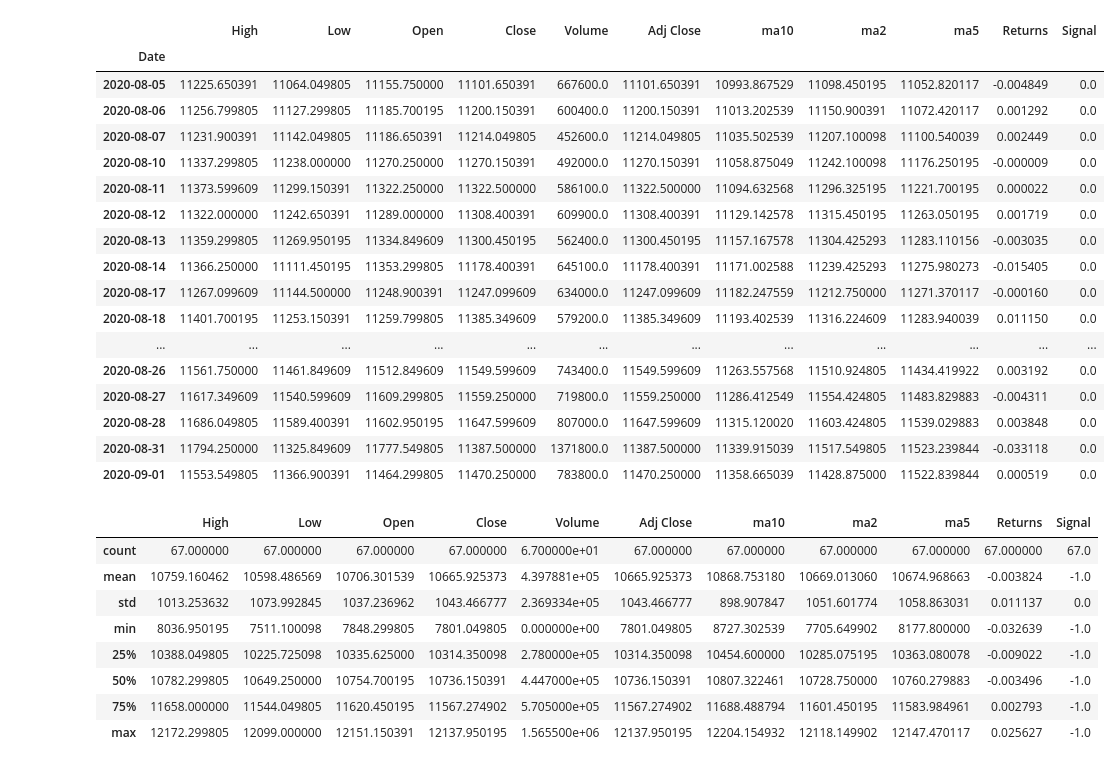
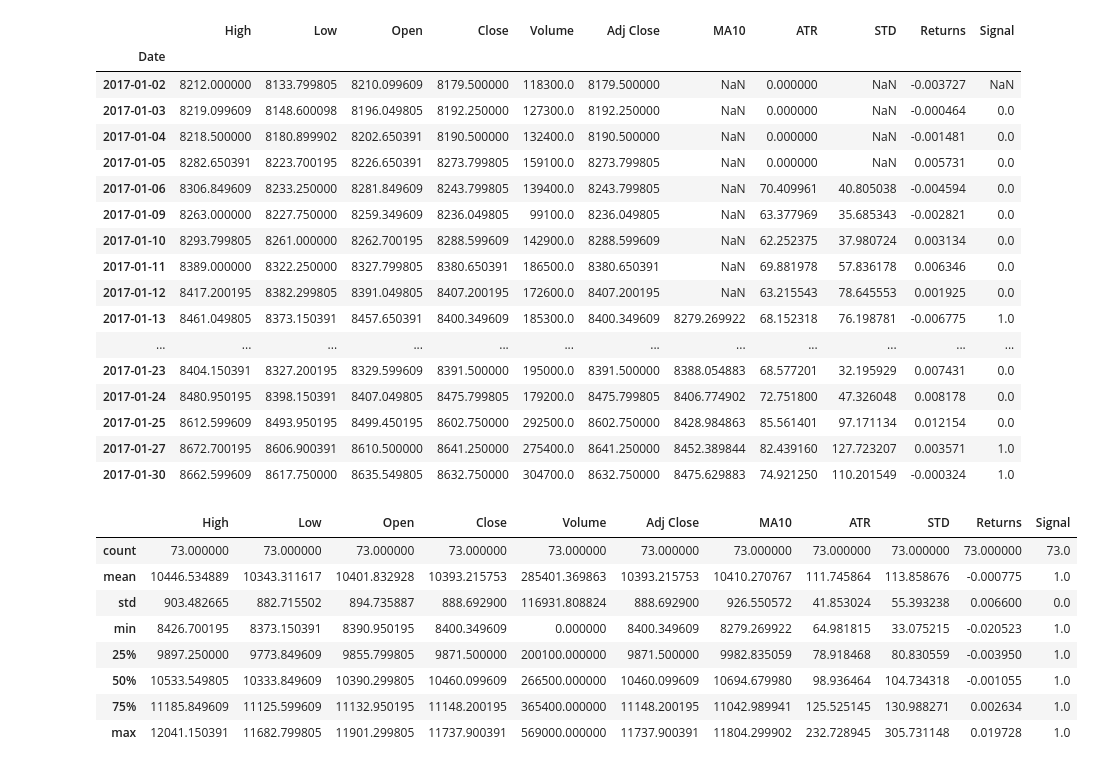
Before and after one commit to ravividap/NR7, a Jupyter notebook: BackTestIntra/MAClose.ipynb, the cells around one changed output. Cells and saved outputs as stored; diff of their text form; code cells hidden in the pictures.

```diff
--- a/BackTestIntra/MAClose.ipynb
+++ b/BackTestIntra/MAClose.ipynb
@@ -3,18 +3,19 @@ import pandas_datareader as web
 import ta, datetime
 import numpy as np
 # %%
-start = datetime.datetime(2018, 1, 1)
-end = datetime.datetime(2020, 9, 1)
+start = datetime.datetime(2017, 1, 1)
+end = datetime.datetime(2019, 9, 1)
 df = web.DataReader("^NSEI", 'yahoo', start, end)
 # %%
-ma10 = ta.trend.SMAIndicator(df['Close'], 20).sma_indicator()
-ma2 = ta.trend.SMAIndicator(df['Close'], 2).sma_indicator()
-ma5 = ta.trend.SMAIndicator(df['Close'], 5).sma_indicator()
+ma10 = ta.trend.SMAIndicator(df['Adj Close'], 10).sma_indicator()
+atr = ta.volatility.AverageTrueRange(df['High'],df['Low'],df['Adj Close'], 5).average_true_range()
+std = df['Adj Close'].rolling(window=5).std()
 #df['highc50'] = df['Adj Close'][-50:].idxmax()
 #df['lowc50'] = df['Adj Close'][-50:].idxmin()
-df['ma10'] = ma10.sort_values(ascending=True)
-df['ma2'] = ma2.sort_values(ascending=True)
-df['ma5'] = ma5.sort_values(ascending=True)
+df['MA10'] = ma10.sort_values(ascending=True)
+df['ATR'] = atr.sort_values(ascending=True)
+df['STD'] = std
+
 
 #drop 50 records
 #df =  df.iloc[30:]
@@ -37,42 +38,42 @@ df.dropna()
 # %%
-condition1 = df['Close'].shift(1) > df['ma5'].shift(1)
-condition2 = df['Close'] < df['ma10']
+condition1 = df['STD'] > df['ATR']
+#condition2 = df['Close'] > df['ma10']
 
 df['Returns'] = (df['Close']-df['Open'])/df['Open']
-df['Signal'] = np.where(condition1 & condition2,-1,0)
+df['Signal'] = np.where(df['STD'] > df['ATR'],1,0 )
 df['Signal'] = df['Signal'].shift(1)
-df.tail(20)
+df.head(20)
 # %% [output]
-|  | High | Low | Open | Close | Volume | Adj Close | ma10 | ma2 | ma5 | Returns | Signal |
+|  | High | Low | Open | Close | Volume | Adj Close | MA10 | ATR | STD | Returns | Signal |
 | Date |  |  |  |  |  |  |  |  |  |  |  |
-| 2020-08-05 | 11225.650391 | 11064.049805 | 11155.750000 | 11101.650391 | 667600.0 | 11101.650391 | 10993.867529 | 11098.450195 | 11052.820117 | -0.004849 | 0.0 |
-| 2020-08-06 | 11256.799805 | 11127.299805 | 11185.700195 | 11200.150391 | 600400.0 | 11200.150391 | 11013.202539 | 11150.900391 | 11072.420117 | 0.001292 | 0.0 |
-| 2020-08-07 | 11231.900391 | 11142.049805 | 11186.650391 | 11214.049805 | 452600.0 | 11214.049805 | 11035.502539 | 11207.100098 | 11100.540039 | 0.002449 | 0.0 |
-| 2020-08-10 | 11337.299805 | 11238.000000 | 11270.250000 | 11270.150391 | 492000.0 | 11270.150391 | 11058.875049 | 11242.100098 | 11176.250195 | -0.000009 | 0.0 |
-| 2020-08-11 | 11373.599609 | 11299.150391 | 11322.250000 | 11322.500000 | 586100.0 | 11322.500000 | 11094.632568 | 11296.325195 | 11221.700195 | 0.000022 | 0.0 |
-| 2020-08-12 | 11322.000000 | 11242.650391 | 11289.000000 | 11308.400391 | 609900.0 | 11308.400391 | 11129.142578 | 11315.450195 | 11263.050195 | 0.001719 | 0.0 |
-| 2020-08-13 | 11359.299805 | 11269.950195 | 11334.849609 | 11300.450195 | 562400.0 | 11300.450195 | 11157.167578 | 11304.425293 | 11283.110156 | -0.003035 | 0.0 |
-| 2020-08-14 | 11366.250000 | 11111.450195 | 11353.299805 | 11178.400391 | 645100.0 | 11178.400391 | 11171.002588 | 11239.425293 | 11275.980273 | -0.015405 | 0.0 |
-| 2020-08-17 | 11267.099609 | 11144.500000 | 11248.900391 | 11247.099609 | 634000.0 | 11247.099609 | 11182.247559 | 11212.750000 | 11271.370117 | -0.000160 | 0.0 |
-| 2020-08-18 | 11401.700195 | 11253.150391 | 11259.799805 | 11385.349609 | 579200.0 | 11385.349609 | 11193.402539 | 11316.224609 | 11283.940039 | 0.011150 | 0.0 |
+| 2017-01-02 | 8212.000000 | 8133.799805 | 8210.099609 | 8179.500000 | 118300.0 | 8179.500000 | NaN | 0.000000 | NaN | -0.003727 | NaN |
+| 2017-01-03 | 8219.099609 | 8148.600098 | 8196.049805 | 8192.250000 | 127300.0 | 8192.250000 | NaN | 0.000000 | NaN | -0.000464 | 0.0 |
+| 2017-01-04 | 8218.500000 | 8180.899902 | 8202.650391 | 8190.500000 | 132400.0 | 8190.500000 | NaN | 0.000000 | NaN | -0.001481 | 0.0 |
+| 2017-01-05 | 8282.650391 | 8223.700195 | 8226.650391 | 8273.799805 | 159100.0 | 8273.799805 | NaN | 0.000000 | NaN | 0.005731 | 0.0 |
+| 2017-01-06 | 8306.849609 | 8233.250000 | 8281.849609 | 8243.799805 | 139400.0 | 8243.799805 | NaN | 70.409961 | 40.805038 | -0.004594 | 0.0 |
+| 2017-01-09 | 8263.000000 | 8227.750000 | 8259.349609 | 8236.049805 | 99100.0 | 8236.049805 | NaN | 63.377969 | 35.685343 | -0.002821 | 0.0 |
+| 2017-01-10 | 8293.799805 | 8261.000000 | 8262.700195 | 8288.599609 | 142900.0 | 8288.599609 | NaN | 62.252375 | 37.980724 | 0.003134 | 0.0 |
+| 2017-01-11 | 8389.000000 | 8322.250000 | 8327.799805 | 8380.650391 | 186500.0 | 8380.650391 | NaN | 69.881978 | 57.836178 | 0.006346 | 0.0 |
+| 2017-01-12 | 8417.200195 | 8382.299805 | 8391.049805 | 8407.200195 | 172600.0 | 8407.200195 | NaN | 63.215543 | 78.645553 | 0.001925 | 0.0 |
+| 2017-01-13 | 8461.049805 | 8373.150391 | 8457.650391 | 8400.349609 | 185300.0 | 8400.349609 | 8279.269922 | 68.152318 | 76.198781 | -0.006775 | 1.0 |
 | ... | ... | ... | ... | ... | ... | ... | ... | ... | ... | ... | ... |
-| 2020-08-26 | 11561.750000 | 11461.849609 | 11512.849609 | 11549.599609 | 743400.0 | 11549.599609 | 11263.557568 | 11510.924805 | 11434.419922 | 0.003192 | 0.0 |
-| 2020-08-27 | 11617.349609 | 11540.599609 | 11609.299805 | 11559.250000 | 719800.0 | 11559.250000 | 11286.412549 | 11554.424805 | 11483.829883 | -0.004311 | 0.0 |
-| 2020-08-28 | 11686.049805 | 11589.400391 | 11602.950195 | 11647.599609 | 807000.0 | 11647.599609 | 11315.120020 | 11603.424805 | 11539.029883 | 0.003848 | 0.0 |
-| 2020-08-31 | 11794.250000 | 11325.849609 | 11777.549805 | 11387.500000 | 1371800.0 | 11387.500000 | 11339.915039 | 11517.549805 | 11523.239844 | -0.033118 | 0.0 |
-| 2020-09-01 | 11553.549805 | 11366.900391 | 11464.299805 | 11470.250000 | 783800.0 | 11470.250000 | 11358.665039 | 11428.875000 | 11522.839844 | 0.000519 | 0.0 |
+| 2017-01-23 | 8404.150391 | 8327.200195 | 8329.599609 | 8391.500000 | 195000.0 | 8391.500000 | 8388.054883 | 68.577201 | 32.195929 | 0.007431 | 0.0 |
+| 2017-01-24 | 8480.950195 | 8398.150391 | 8407.049805 | 8475.799805 | 179200.0 | 8475.799805 | 8406.774902 | 72.751800 | 47.326048 | 0.008178 | 0.0 |
+| 2017-01-25 | 8612.599609 | 8493.950195 | 8499.450195 | 8602.750000 | 292500.0 | 8602.750000 | 8428.984863 | 85.561401 | 97.171134 | 0.012154 | 0.0 |
+| 2017-01-27 | 8672.700195 | 8606.900391 | 8610.500000 | 8641.250000 | 275400.0 | 8641.250000 | 8452.389844 | 82.439160 | 127.723207 | 0.003571 | 1.0 |
+| 2017-01-30 | 8662.599609 | 8617.750000 | 8635.549805 | 8632.750000 | 304700.0 | 8632.750000 | 8475.629883 | 74.921250 | 110.201549 | -0.000324 | 1.0 |
 # %%
-df.loc[df.Signal==-1].describe()
+df.loc[df.Signal==1].describe()
 # %% [output]
-|  | High | Low | Open | Close | Volume | Adj Close | ma10 | ma2 | ma5 | Returns | Signal |
-| count | 67.000000 | 67.000000 | 67.000000 | 67.000000 | 6.700000e+01 | 67.000000 | 67.000000 | 67.000000 | 67.000000 | 67.000000 | 67.0 |
-| mean | 10759.160462 | 10598.486569 | 10706.301539 | 10665.925373 | 4.397881e+05 | 10665.925373 | 10868.753180 | 10669.013060 | 10674.968663 | -0.003824 | -1.0 |
-| std | 1013.253632 | 1073.992845 | 1037.236962 | 1043.466777 | 2.369334e+05 | 1043.466777 | 898.907847 | 1051.601774 | 1058.863031 | 0.011137 | 0.0 |
-| min | 8036.950195 | 7511.100098 | 7848.299805 | 7801.049805 | 0.000000e+00 | 7801.049805 | 8727.302539 | 7705.649902 | 8177.800000 | -0.032639 | -1.0 |
-| 25% | 10388.049805 | 10225.725098 | 10335.625000 | 10314.350098 | 2.780000e+05 | 10314.350098 | 10454.600000 | 10285.075195 | 10363.080078 | -0.009022 | -1.0 |
-| 50% | 10782.299805 | 10649.250000 | 10754.700195 | 10736.150391 | 4.447000e+05 | 10736.150391 | 10807.322461 | 10728.750000 | 10760.279883 | -0.003496 | -1.0 |
-| 75% | 11658.000000 | 11544.049805 | 11620.450195 | 11567.274902 | 5.705000e+05 | 11567.274902 | 11688.488794 | 11601.450195 | 11583.984961 | 0.002793 | -1.0 |
-| max | 12172.299805 | 12099.000000 | 12151.150391 | 12137.950195 | 1.565500e+06 | 12137.950195 | 12204.154932 | 12118.149902 | 12147.470117 | 0.025627 | -1.0 |
+|  | High | Low | Open | Close | Volume | Adj Close | MA10 | ATR | STD | Returns | Signal |
+| count | 73.000000 | 73.000000 | 73.000000 | 73.000000 | 73.000000 | 73.000000 | 73.000000 | 73.000000 | 73.000000 | 73.000000 | 73.0 |
+| mean | 10446.534889 | 10343.311617 | 10401.832928 | 10393.215753 | 285401.369863 | 10393.215753 | 10410.270767 | 111.745864 | 113.858676 | -0.000775 | 1.0 |
+| std | 903.482665 | 882.715502 | 894.735887 | 888.692900 | 116931.808824 | 888.692900 | 926.550572 | 41.853024 | 55.393238 | 0.006600 | 0.0 |
+| min | 8426.700195 | 8373.150391 | 8390.950195 | 8400.349609 | 0.000000 | 8400.349609 | 8279.269922 | 64.981815 | 33.075215 | -0.020523 | 1.0 |
+| 25% | 9897.250000 | 9773.849609 | 9855.799805 | 9871.500000 | 200100.000000 | 9871.500000 | 9982.835059 | 78.918468 | 80.830559 | -0.003950 | 1.0 |
+| 50% | 10533.549805 | 10333.849609 | 10390.299805 | 10460.099609 | 266500.000000 | 10460.099609 | 10694.679980 | 98.936464 | 104.734318 | -0.001055 | 1.0 |
+| 75% | 11185.849609 | 11125.599609 | 11132.950195 | 11148.200195 | 365400.000000 | 11148.200195 | 11042.989941 | 125.525145 | 130.988271 | 0.002634 | 1.0 |
+| max | 12041.150391 | 11682.799805 | 11901.299805 | 11737.900391 | 569000.000000 | 11737.900391 | 11804.299902 | 232.728945 | 305.731148 | 0.019728 | 1.0 |
 # %%
 strategyreturns = df.Signal * df.Returns
 strategyreturns
```
Also changed, not shown: parts of 4 cells of this notebook, 2 other files.
